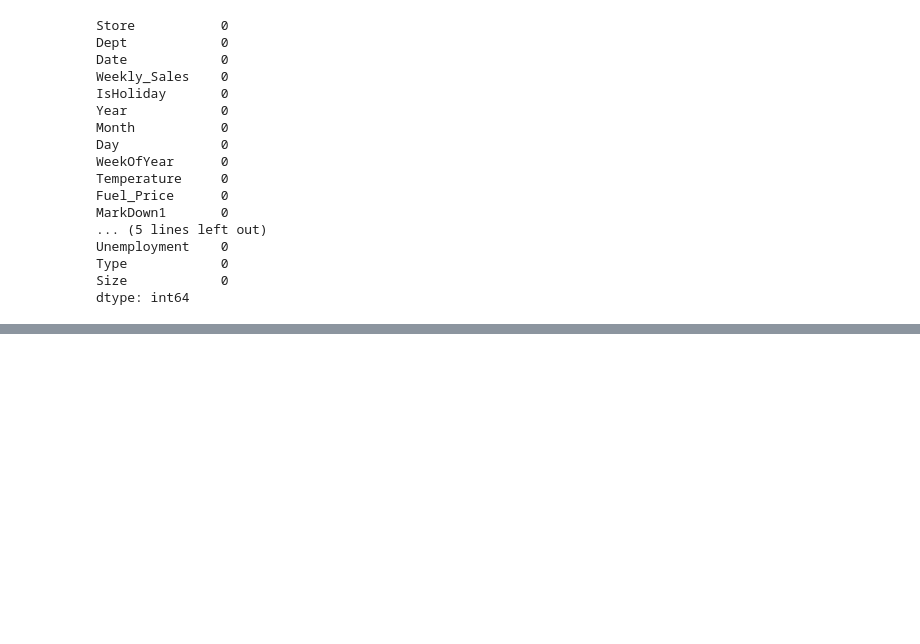
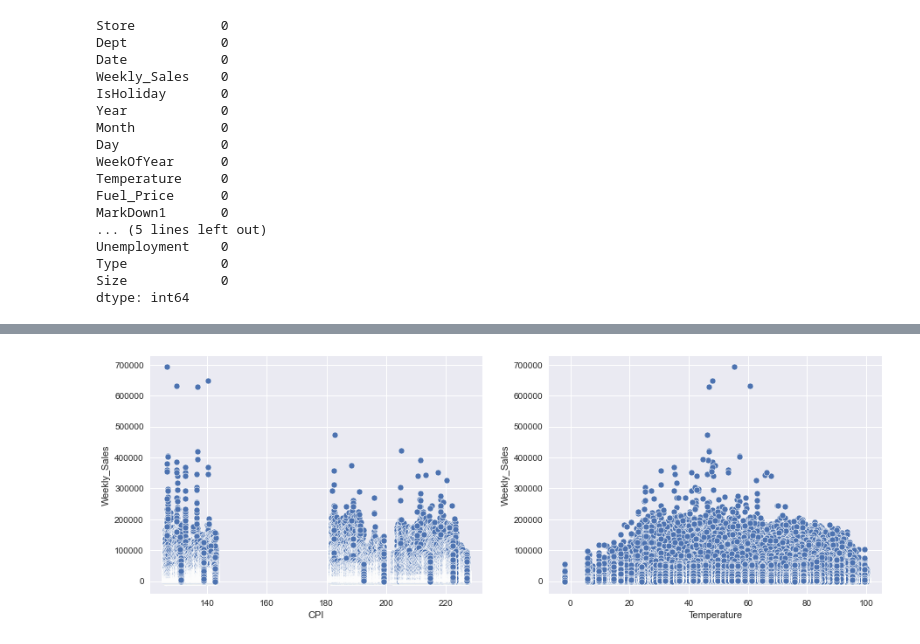
Before and after one commit to AnasElshaer01/Walmart-Sales-Forcasting, a Jupyter notebook: EDA.ipynb, the cells around one changed output, grey strips where cells are left out. Saved outputs shown, nothing was run; the diff lists cells and outputs as text; code cells hidden in the pictures; blank space fills up the shorter version.

```diff
--- a/EDA.ipynb
+++ b/EDA.ipynb
@@ -380,0 +378,7 @@ merged_data
+# %%
+fig, axs = plt.subplots(nrows=1, ncols=2, figsize= (15,5))
+sns.scatterplot(x='Temperature' , y='Weekly_Sales', data=merged_data , ax=axs[1])
+sns.scatterplot(x='CPI' , y='Weekly_Sales', data=merged_data , ax=axs[0])
+plt.show()
+# %% [output]
+[figure, added]
```
Also changed, not shown: parts of 18 cells of this notebook, 1 other file.
